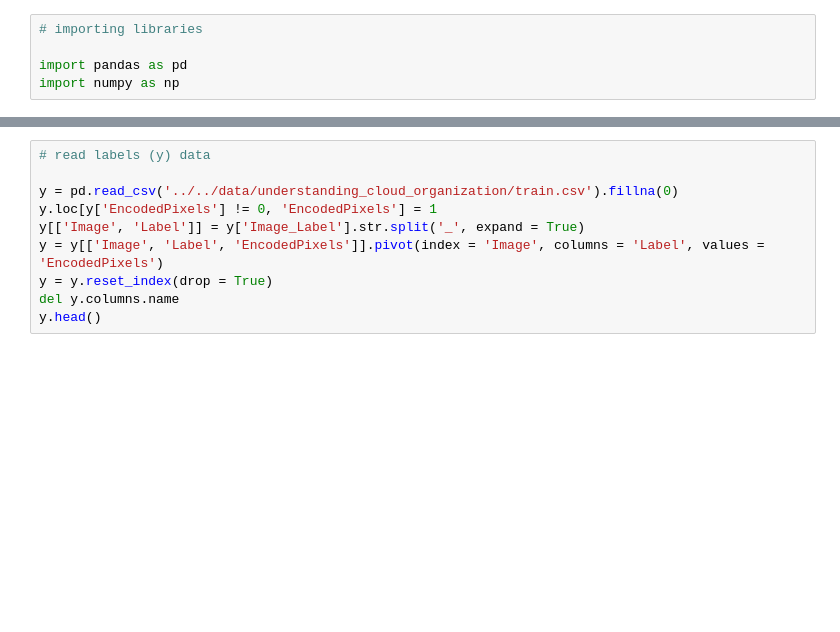
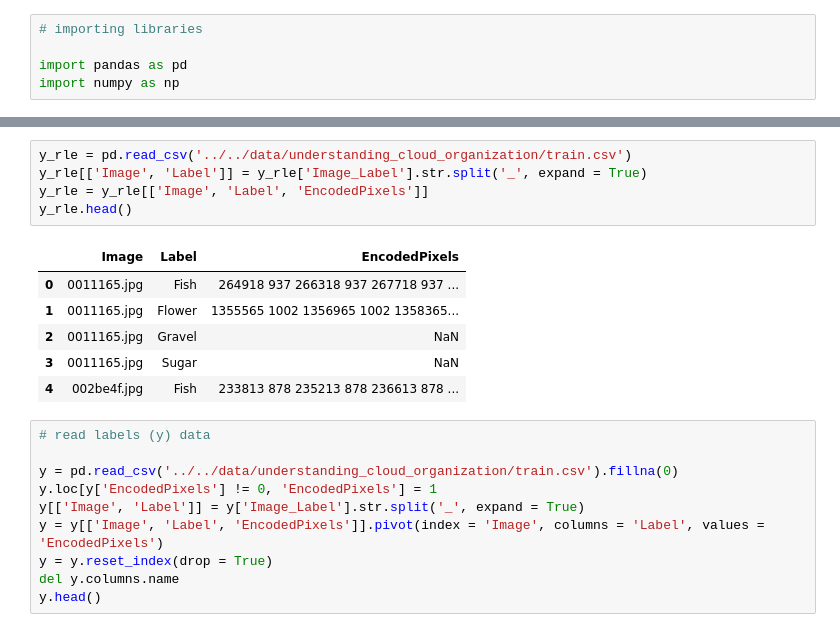
Before and after one commit to rjbarrantes/cloud-atlas, a Jupyter notebook: code.ipynb, the cells around one changed output, grey strips where cells are left out. Drawn from its saved outputs; the diff is of its cells as text; blank space fills up the shorter version.

```diff
--- a/code.ipynb
+++ b/code.ipynb
@@ -38,3 +33,15 @@ axes[1].imshow(Xg[1], cmap = 'gray')
+# %%
+y_rle = pd.read_csv('../../data/understanding_cloud_organization/train.csv')
+y_rle[['Image', 'Label']] = y_rle['Image_Label'].str.split('_', expand = True)
+y_rle = y_rle[['Image', 'Label', 'EncodedPixels']]
+y_rle.head()
+# %% [output]
+|  | Image | Label | EncodedPixels |
+| 0 | 0011165.jpg | Fish | 264918 937 266318 937 267718 937 ... |
+| 1 | 0011165.jpg | Flower | 1355565 1002 1356965 1002 1358365... |
+| 2 | 0011165.jpg | Gravel | NaN |
+| 3 | 0011165.jpg | Sugar | NaN |
+| 4 | 002be4f.jpg | Fish | 233813 878 235213 878 236613 878 ... |
 # %%
 # read labels (y) data
 
```
Also changed, not shown: parts of 34 cells of this notebook.
